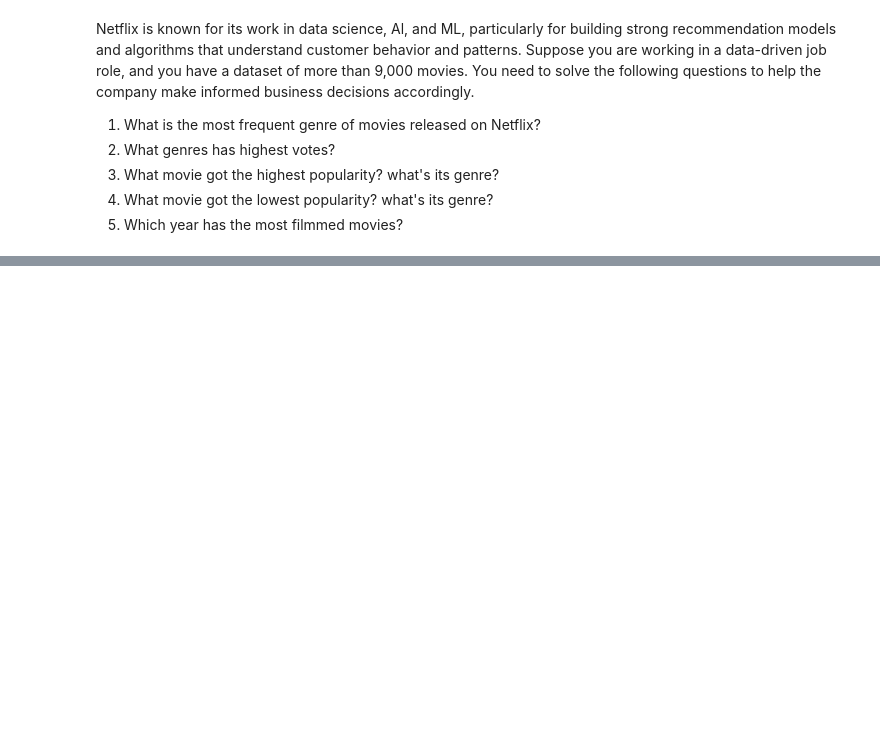
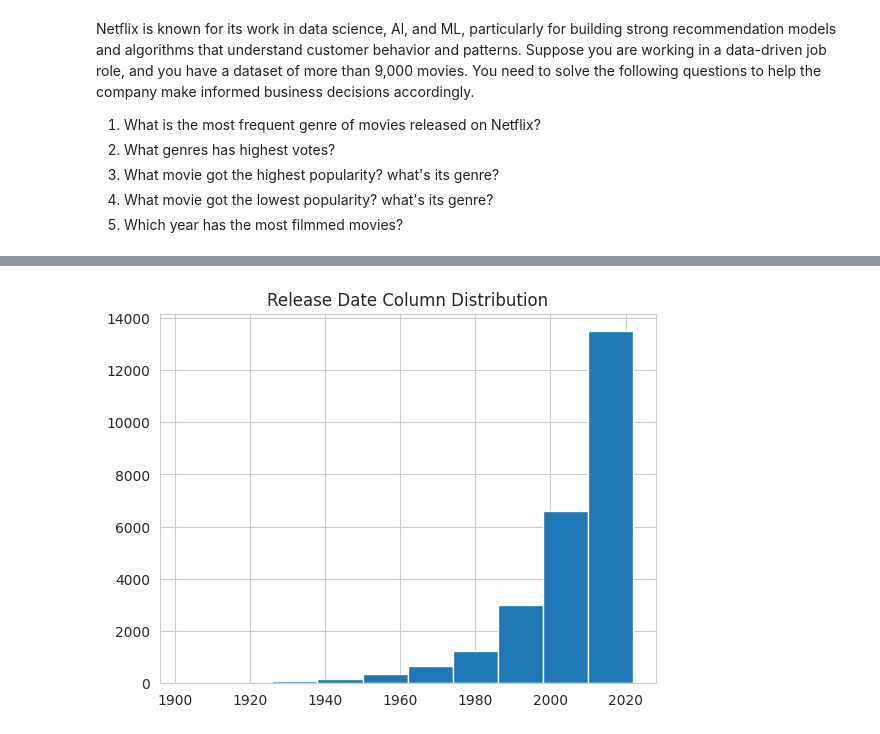
Before and after one commit to VK-learner/Netflix-Data-Analysis, a Jupyter notebook: notebooks/movie data analysis netflix.ipynb, the cells around one changed output, grey strips where cells are left out. Cells and saved outputs as stored; diff of their text form; code cells hidden in the pictures; blank space fills up the shorter version.

```diff
--- a/notebooks/movie data analysis netflix.ipynb
+++ b/notebooks/movie data analysis netflix.ipynb
@@ -53,0 +327,7 @@ informed business decisions accordingly.
+# %%
+# Q5: Which year had the most filmed movies?
+df['Release_Date'].hist()
+plt.title('Release Date Column Distribution')
+plt.show()
+# %% [output]
+[figure, added]
```
Also changed, not shown: parts of 31 cells of this notebook.
